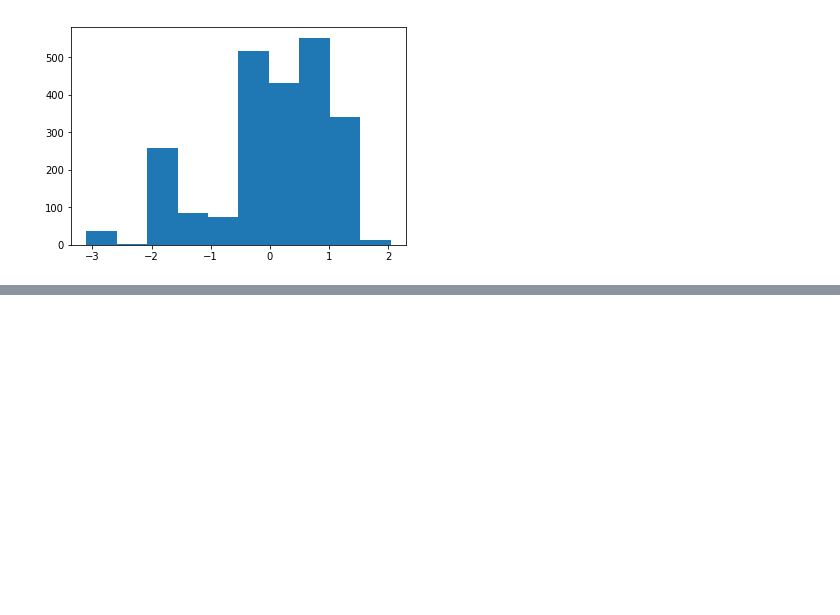
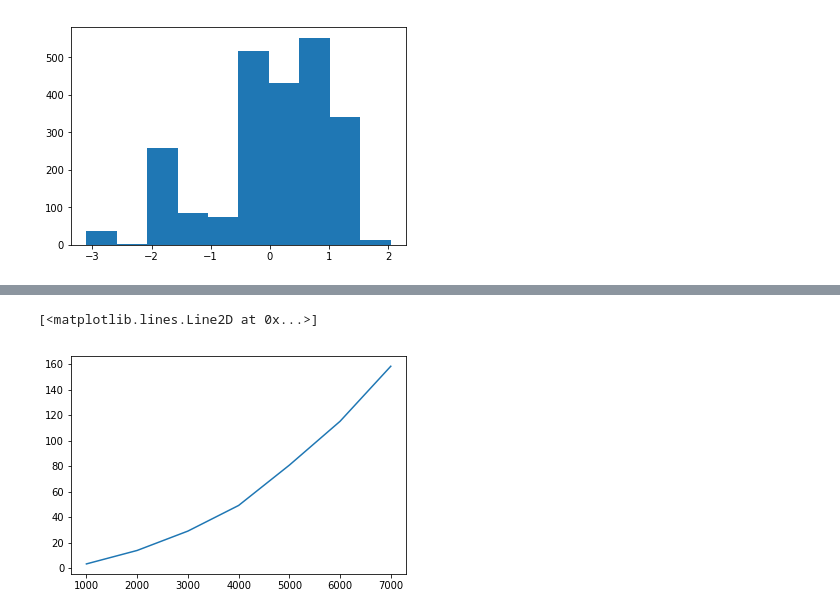
Before and after one commit to idelbrid/Randomly-Projected-Additive-GPs, a Jupyter notebook: workspace.ipynb, the cells around one changed output, grey strips where cells are left out. Cells and saved outputs as stored; diff of their text form; code cells hidden in the pictures; blank space fills up the shorter version.

```diff
--- a/workspace.ipynb
+++ b/workspace.ipynb
@@ -1684,0 +2105,5 @@ plt.hist(trainY.numpy())
+# %%
+plt.plot(ns, times)
+# %% [output]
+[<matplotlib.lines.Line2D at 0x...>]
+[figure, added]
```
Also changed, not shown: parts of 40 cells of this notebook, 4 other files.
